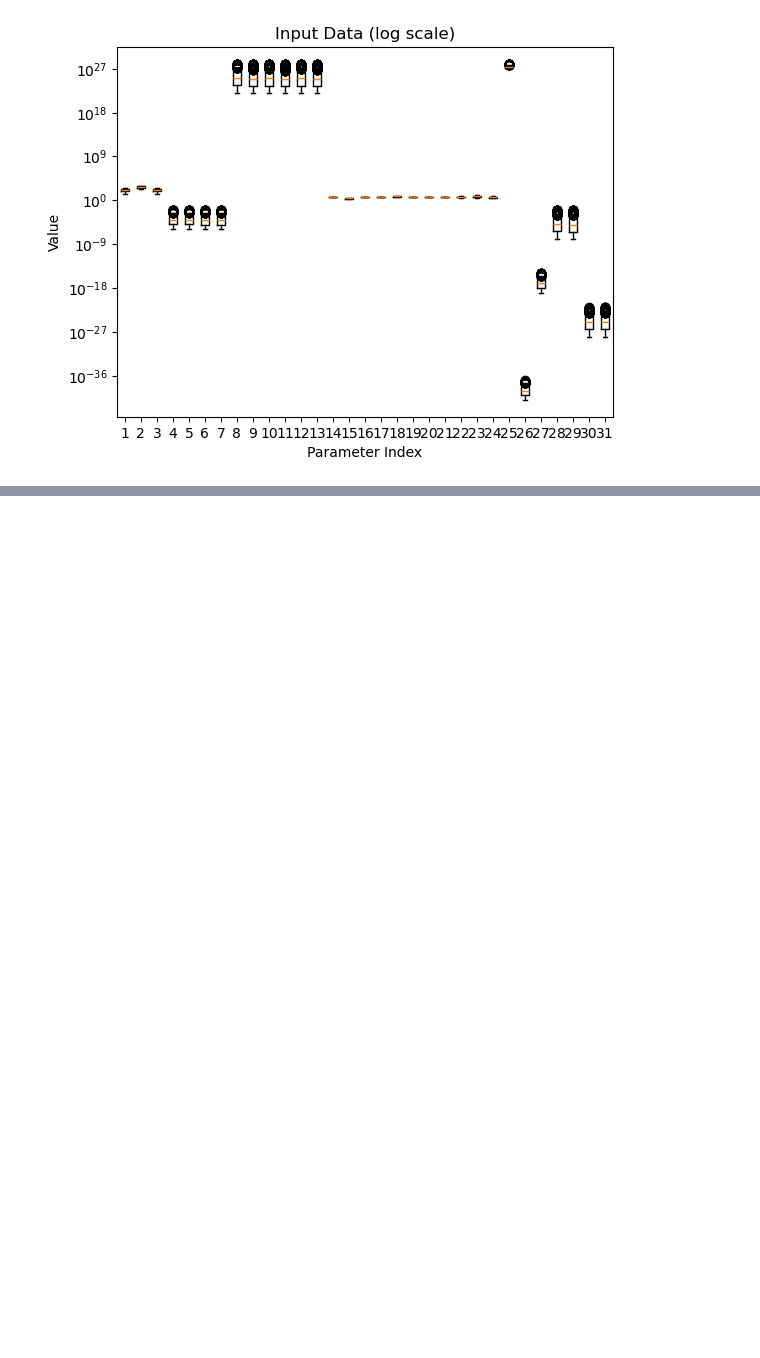
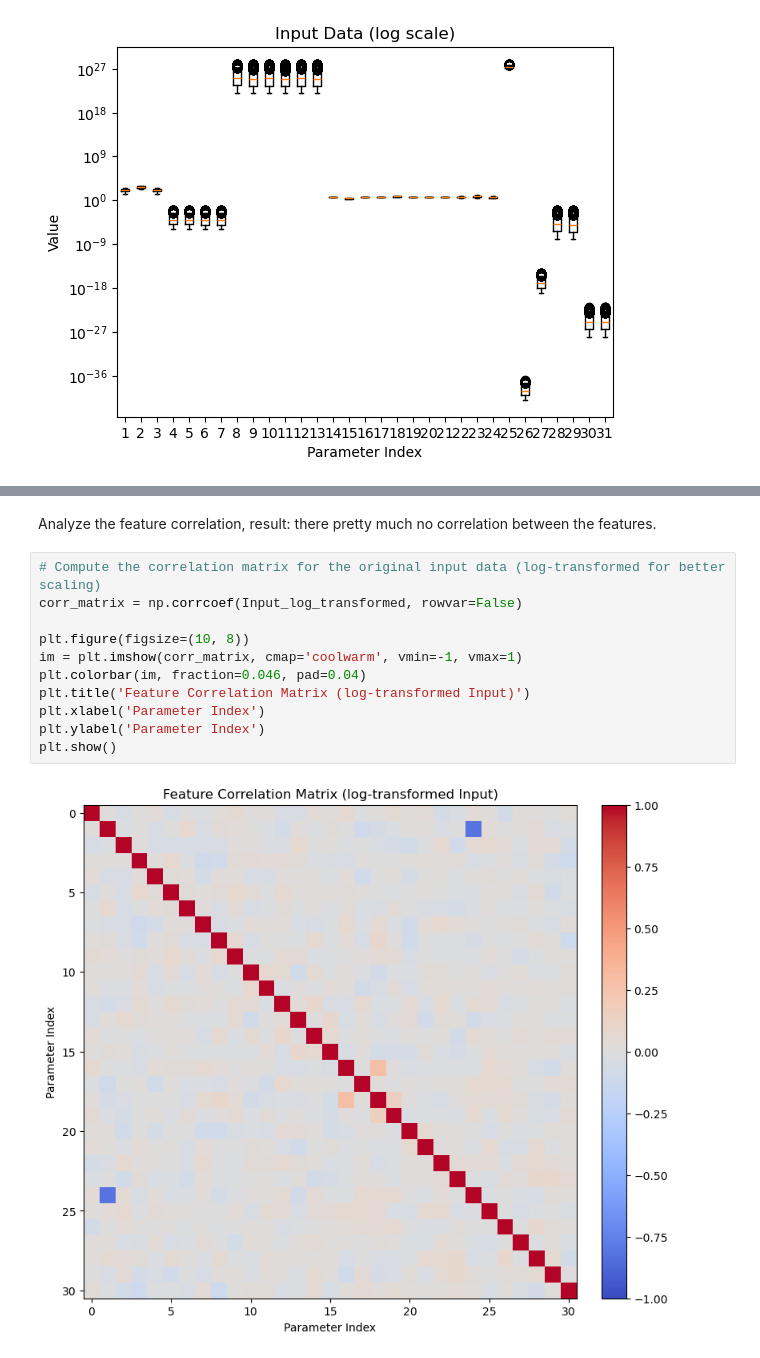
Before and after one commit to supreme-gg-gg/psc-iv-curves-attention-tcn, a Jupyter notebook: notebooks/visualization.ipynb, the cells around one changed output, grey strips where cells are left out. Cells and saved outputs as stored; diff of their text form; blank space fills up the shorter version.

```diff
--- a/notebooks/visualization.ipynb
+++ b/notebooks/visualization.ipynb
@@ -86,0 +131,15 @@ plt.show()
+# %% [markdown]
+Analyze the feature correlation, result: there pretty much no correlation between the features.
+# %%
+# Compute the correlation matrix for the original input data (log-transformed for better scaling)
+corr_matrix = np.corrcoef(Input_log_transformed, rowvar=False)
+
+plt.figure(figsize=(10, 8))
+im = plt.imshow(corr_matrix, cmap='coolwarm', vmin=-1, vmax=1)
+plt.colorbar(im, fraction=0.046, pad=0.04)
+plt.title('Feature Correlation Matrix (log-transformed Input)')
+plt.xlabel('Parameter Index')
+plt.ylabel('Parameter Index')
+plt.show()
+# %% [output]
+[figure, added]
```
Also changed, not shown: parts of 6 cells of this notebook, 2 other files.
